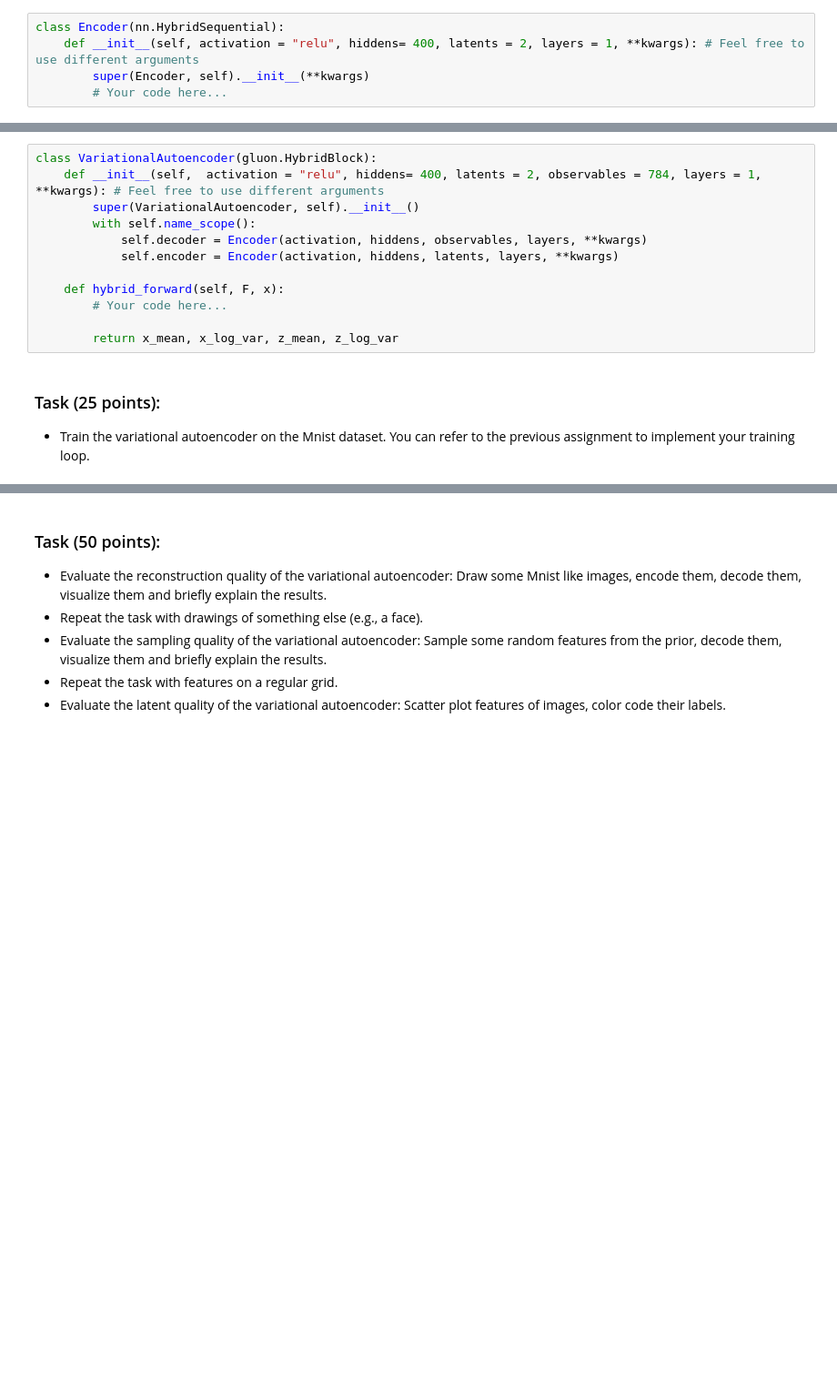
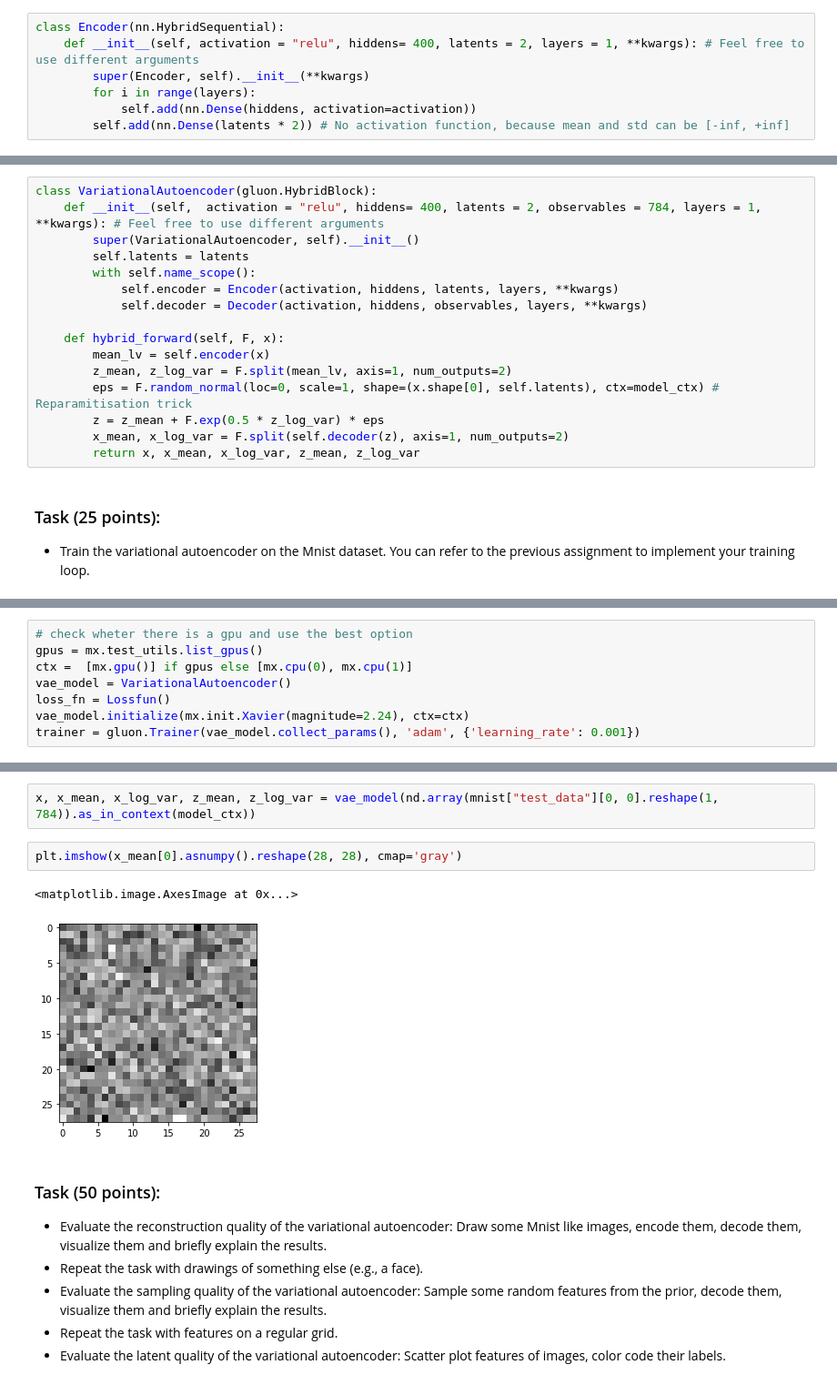
Before and after one commit to thijsgelton/P9-Group7_VariationalAutoEncoder, a Jupyter notebook: VAE.ipynb, the cells around one changed output, grey strips where cells are left out. Shown at 91% size. Cells and saved outputs as stored; diff of their text form; blank space fills up the shorter version.

```diff
--- a/VAE.ipynb
+++ b/VAE.ipynb
@@ -55,7 +108,9 @@ Recall that the encoder transforms observables (images) to latents (features). I
 class Encoder(nn.HybridSequential):
     def __init__(self, activation = "relu", hiddens= 400, latents = 2, layers = 1, **kwargs): # Feel free to use different arguments
         super(Encoder, self).__init__(**kwargs)
-        # Your code here...
+        for i in range(layers):
+            self.add(nn.Dense(hiddens, activation=activation))
+        self.add(nn.Dense(latents * 2)) # No activation function, because mean and std can be [-inf, +inf]
 # %% [markdown]
 ### Task:
 
@@ -96,14 +157,18 @@ class Lossfun:
 class VariationalAutoencoder(gluon.HybridBlock):
     def __init__(self,  activation = "relu", hiddens= 400, latents = 2, observables = 784, layers = 1, **kwargs): # Feel free to use different arguments
         super(VariationalAutoencoder, self).__init__()
+        self.latents = latents
         with self.name_scope():
-            self.decoder = Encoder(activation, hiddens, observables, layers, **kwargs)
             self.encoder = Encoder(activation, hiddens, latents, layers, **kwargs)
+            self.decoder = Decoder(activation, hiddens, observables, layers, **kwargs)
 
     def hybrid_forward(self, F, x):
-        # Your code here...
-
-        return x_mean, x_log_var, z_mean, z_log_var
+        mean_lv = self.encoder(x)
+        z_mean, z_log_var = F.split(mean_lv, axis=1, num_outputs=2)
+        eps = F.random_normal(loc=0, scale=1, shape=(x.shape[0], self.latents), ctx=model_ctx) # Reparamitisation trick
+        z = z_mean + F.exp(0.5 * z_log_var) * eps
+        x_mean, x_log_var = F.split(self.decoder(z), axis=1, num_outputs=2)
+        return x, x_mean, x_log_var, z_mean, z_log_var
 # %% [markdown]
 ### Task (25 points):
 
@@ -112,0 +176,8 @@ class VariationalAutoencoder(gluon.HybridBlock):
+# %%
+# check wheter there is a gpu and use the best option
+gpus = mx.test_utils.list_gpus()
+ctx =  [mx.gpu()] if gpus else [mx.cpu(0), mx.cpu(1)]
+vae_model = VariationalAutoencoder()
+loss_fn = Lossfun()
+vae_model.initialize(mx.init.Xavier(magnitude=2.24), ctx=ctx)
+trainer = gluon.Trainer(vae_model.collect_params(), 'adam', {'learning_rate': 0.001})
@@ -113,3 +266,10 @@ class VariationalAutoencoder(gluon.HybridBlock):
+# %%
+x, x_mean, x_log_var, z_mean, z_log_var = vae_model(nd.array(mnist["test_data"][0, 0].reshape(1, 784)).as_in_context(model_ctx))
+# %%
+plt.imshow(x_mean[0].asnumpy().reshape(28, 28), cmap='gray')
+# %% [output]
+<matplotlib.image.AxesImage at 0x...>
+[figure, added]
 # %% [markdown]
 ### Task (50 points):
 * Evaluate the reconstruction quality of the variational autoencoder: Draw some Mnist like images, encode them, decode them, visualize them and briefly explain the results.
```
Also changed, not shown: parts of 12 cells of this notebook.
